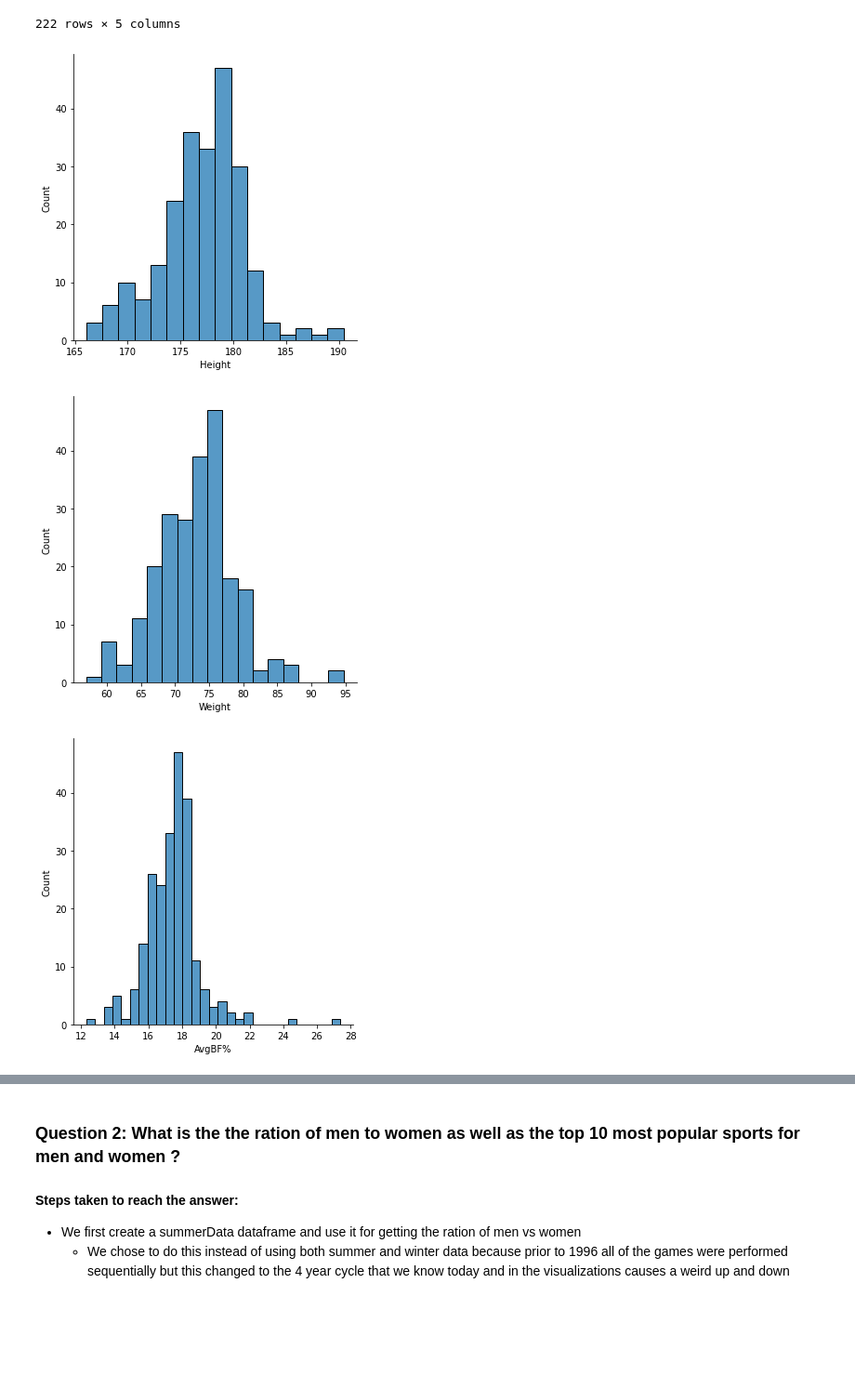
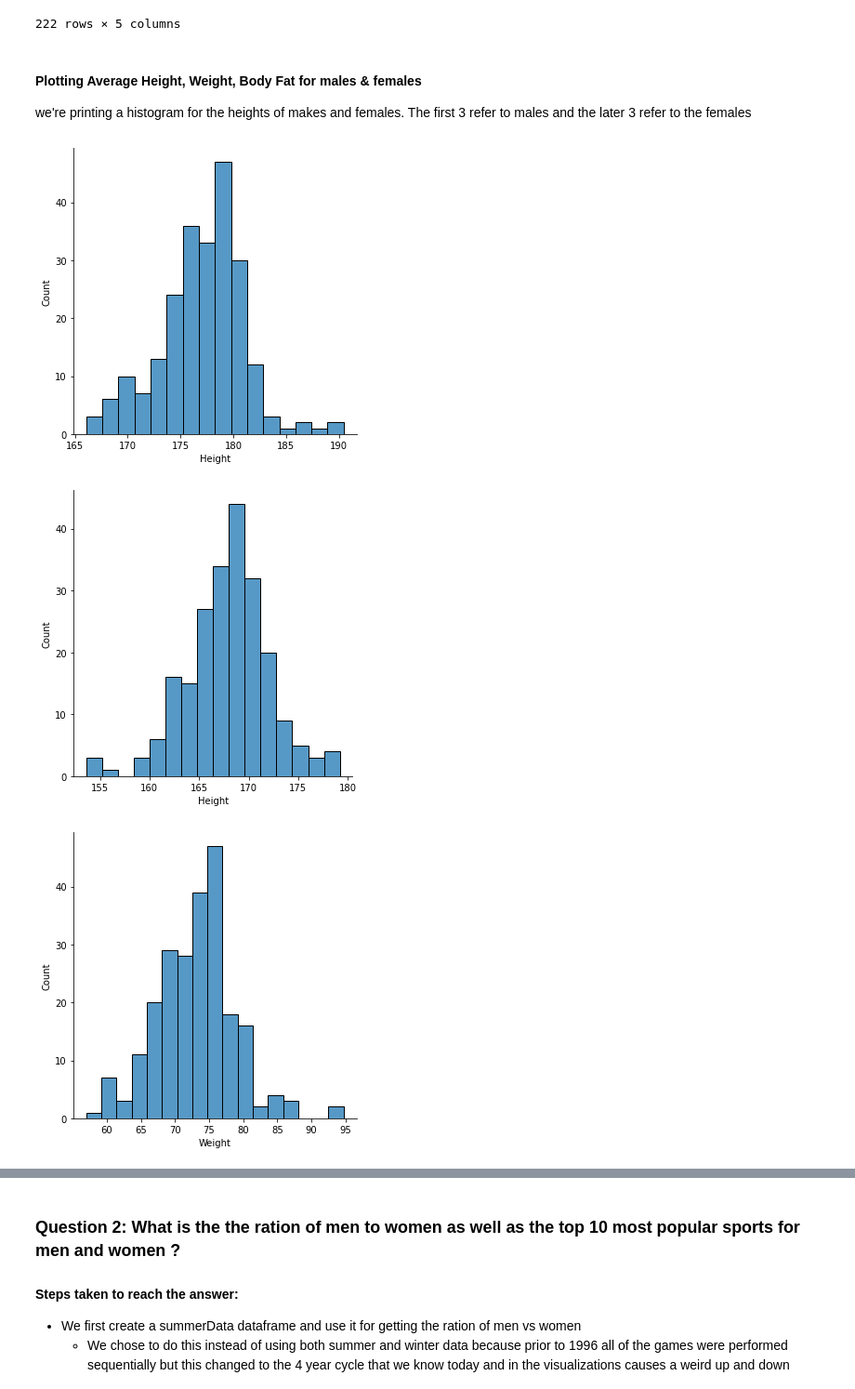
Before and after one commit to vitaminsofsalem/Data_Engineering_Milestone_1, a Jupyter notebook: Olympic_Exploration.ipynb, the cells around one changed output, grey strips where cells are left out. Shown: that part at 93% size. Drawn from its saved outputs; the diff is of its cells as text; code cells hidden in the pictures; blank space fills up the shorter version.

Commit message:
Removed outliers, Integrated medals.xlsx (kinda broken), added visualizations for each research question, fecture engineering done last milestone

```diff
--- a/Olympic_Exploration.ipynb
+++ b/Olympic_Exploration.ipynb
@@ -192,12 +261,17 @@ Female Average
 | ERI | 161.000000 | 43.166667 | 26.500000 | 16.608712 | 20.625454 |
 | TUV | 179.200997 | 46.000000 | 18.000000 | 14.324418 | 15.929302 |
 222 rows × 5 columns
+# %% [markdown]
+#### Plotting Average Height, Weight, Body Fat for males & females
+we're printing a histogram for the heights of makes and females. The first 3 refer to males and the later 3 refer to the females
 # %%
 chart_m = males_df.groupby('NOC').mean().sort_values('AvgBF%',ascending=False)
+chart_f = females_df.groupby('NOC').mean().sort_values('AvgBF%',ascending=False)
 # Plot Average Height, Weight, BodyFat
 for col in ['Height', 'Weight', 'AvgBF%']:
     sns.displot(chart_m[col])
+    sns.displot(chart_f[col])
 # %% [output]
 [figure]
-[figure, old version]
+[figure, new version]
-[figure, old version]
+[figure, new version]
```
Also changed, not shown: parts of 15 cells of this notebook, 1 other file.
